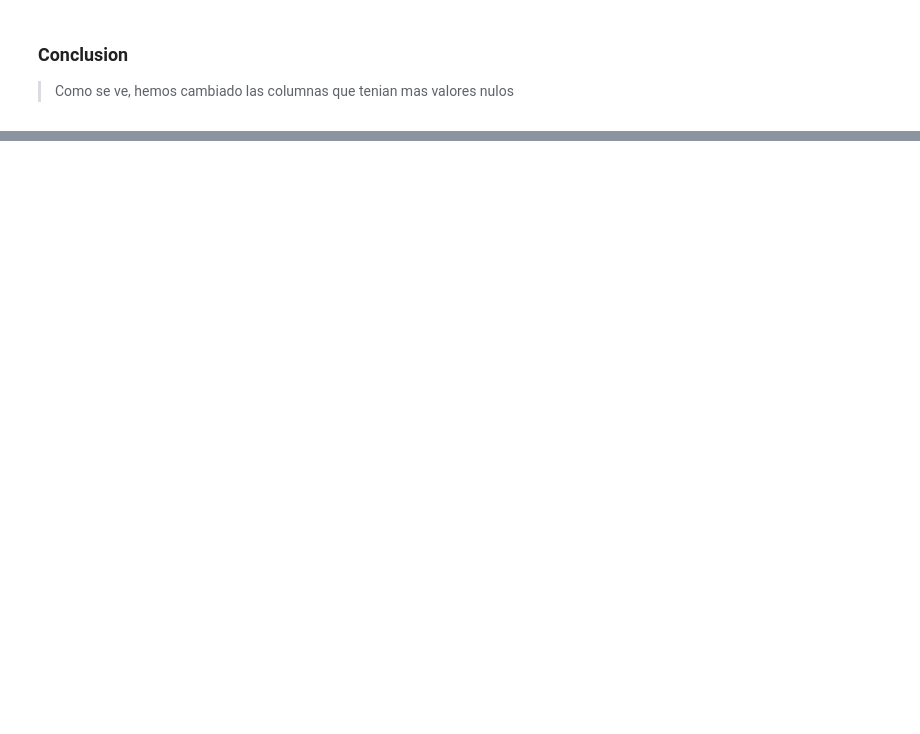
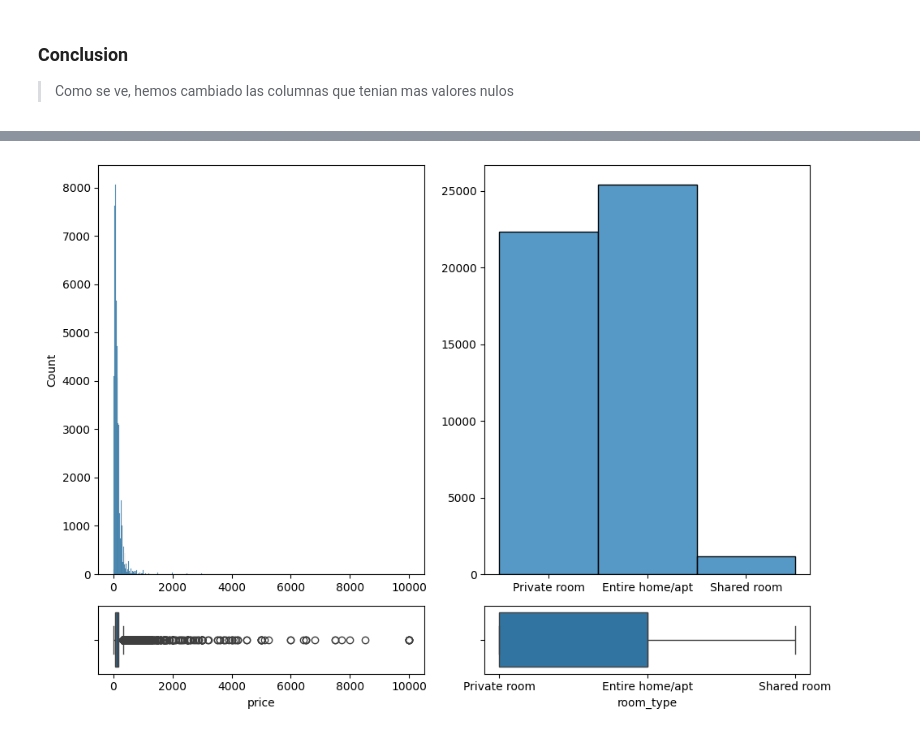
Before and after one commit to 4GeeksAcademy/infoasir20-intro-ml, a Jupyter notebook: eda-airbnb-ny.ipynb, the cells around one changed output, grey strips where cells are left out. Drawn from its saved outputs; the diff is of its cells as text; code cells hidden in the pictures; blank space fills up the shorter version.

```diff
--- a/eda-airbnb-ny.ipynb
+++ b/eda-airbnb-ny.ipynb
@@ -185,0 +167,3 @@ Columnas: Hay 16 columnas (características de cada alojamiento).
+# %%
+# Eliminando host_name
+df = df.drop(columns = ['host_name'])
@@ -185,0 +210,8 @@ Columnas: Hay 16 columnas (características de cada alojamiento).
+# %%
+# Convertir 'last_review' a tipo fecha (si deseas usar partes de la fecha)
+df['last_review'] = pd.to_datetime(df['last_review'], errors='coerce')
+# Aplicamos One-Hot Encoding a las otras columnas categóricas
+df_encoded = pd.get_dummies(df, columns=['neighbourhood_group', 'neighbourhood', 'room_type'], drop_first=True)
+# Resultado final
+print("DataFrame convertido completamente a números")
+print(df_encoded.head())
@@ -185,0 +248,16 @@ Columnas: Hay 16 columnas (características de cada alojamiento).
+# %%
+ig, axis = plt.subplots(2, 2, figsize = (10, 7), gridspec_kw={'height_ratios': [6, 1]})
+
+# Crear una figura múltiple con histogramas y diagramas de caja
+sns.histplot(ax = axis[0, 0], data = df, x = "price").set(xlabel = None)
+sns.boxplot(ax = axis[1, 0], data = df, x = "price")
+sns.histplot(ax = axis[0, 1], data = df, x = "room_type").set(xlabel = None, ylabel = None)
+sns.boxplot(ax = axis[1, 1], data = df, x = "room_type")
+
+# Ajustar el layout
+plt.tight_layout()
+
+# Mostrar el plot
+plt.show()
+# %% [output]
+[figure, added]
```
Also changed, not shown: parts of 12 cells of this notebook.
